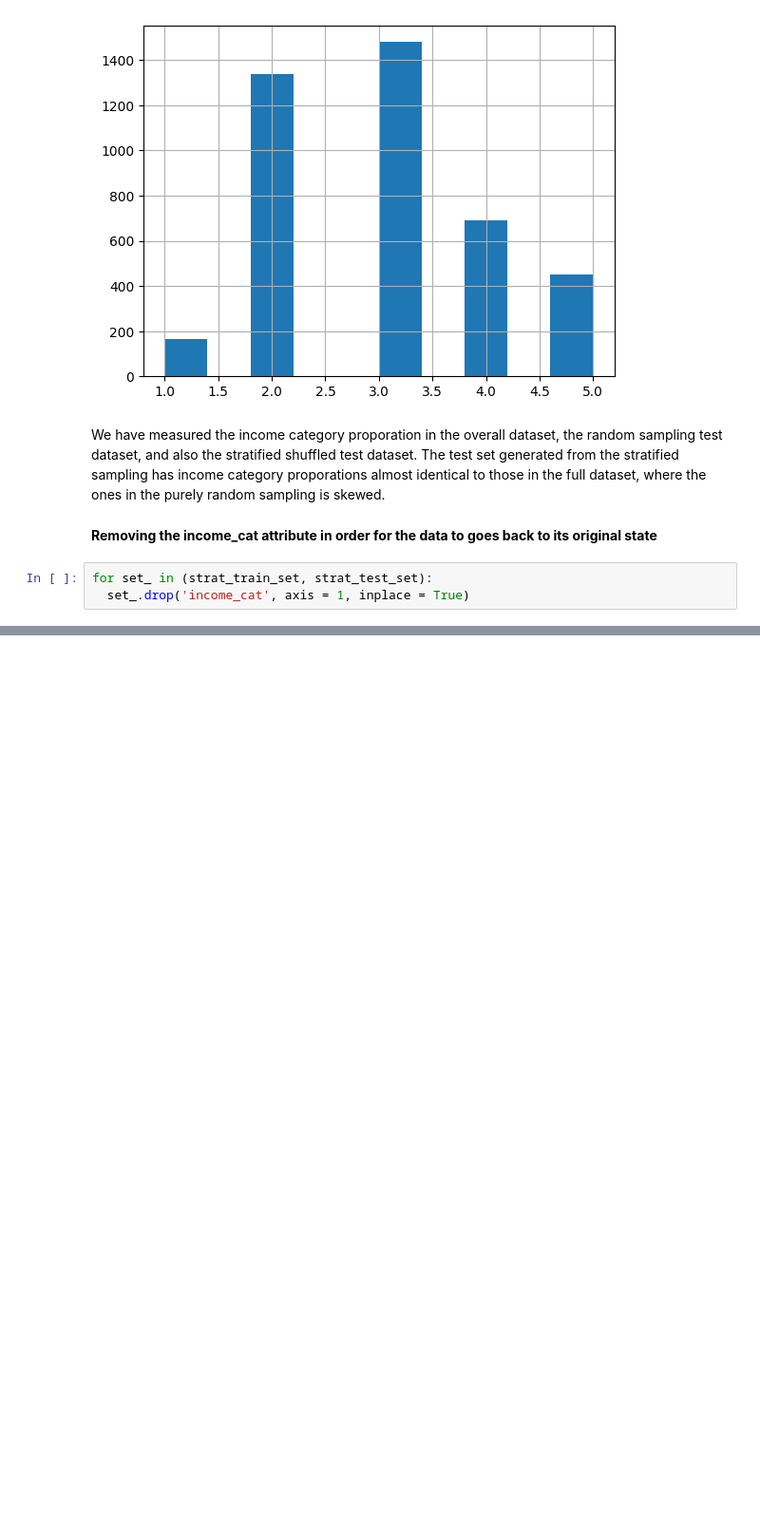
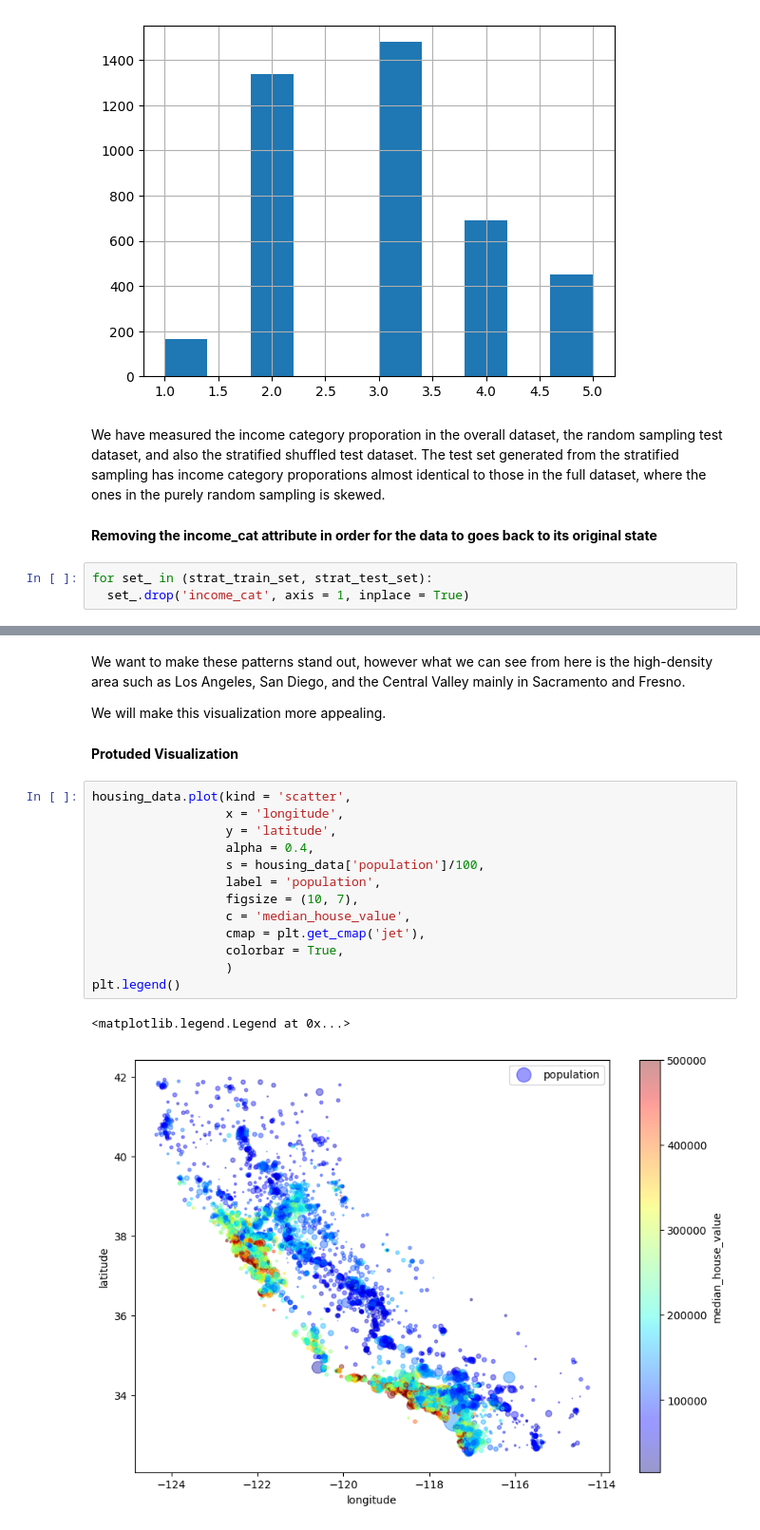
Before and after one commit to KingHikarii/End-To-End-Machine-Learning-Project, a Jupyter notebook: Machine_Learning_Project_1.ipynb, the cells around one changed output, grey strips where cells are left out. Shown at 95% size. Saved outputs shown, nothing was run; the diff lists cells and outputs as text; blank space fills up the shorter version.

```diff
--- a/Machine_Learning_Project_1.ipynb
+++ b/Machine_Learning_Project_1.ipynb
@@ -237,0 +266,22 @@ for set_ in (strat_train_set, strat_test_set):
+# %% [markdown]
+We want to make these patterns stand out, however what we can see from here is the high-density area such as Los Angeles, San Diego, and the Central Valley mainly in Sacramento and Fresno.
+
+We will make this visualization more appealing.
+# %% [markdown]
+**Protuded Visualization**
+# %%
+housing_data.plot(kind = 'scatter',
+                  x = 'longitude',
+                  y = 'latitude',
+                  alpha = 0.4,
+                  s = housing_data['population']/100,
+                  label = 'population',
+                  figsize = (10, 7),
+                  c = 'median_house_value',
+                  cmap = plt.get_cmap('jet'),
+                  colorbar = True,
+                  )
+plt.legend()
+# %% [output]
+<matplotlib.legend.Legend at 0x...>
+[figure, added]
```
Also changed, not shown: parts of 13 cells of this notebook.
